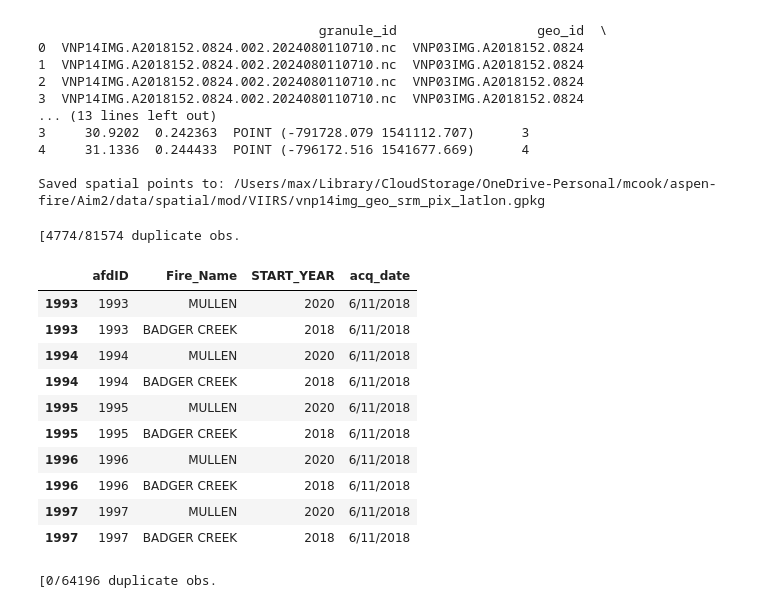
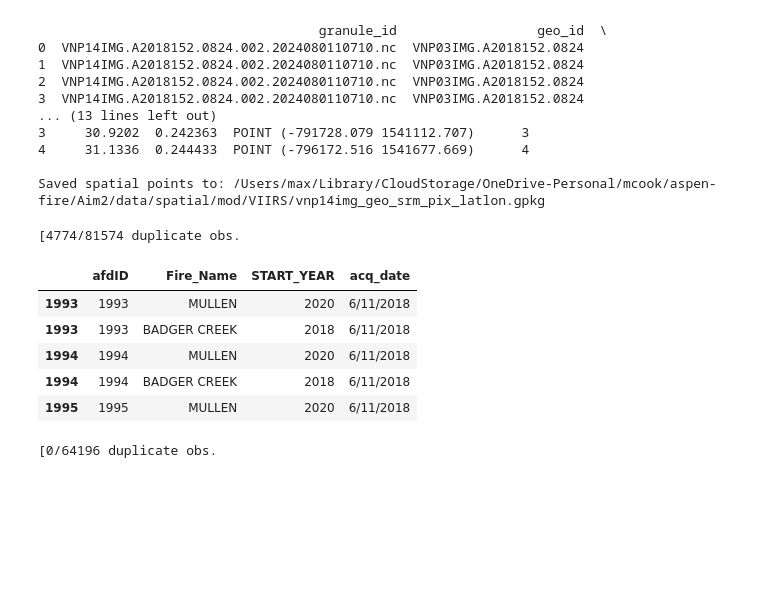
Before and after one commit to natshoff/aspen-fire-fork, a Jupyter notebook: Aim2/code/Python/XXviirs-afd-processing.ipynb, the cells around one changed output. Saved outputs shown, nothing was run; the diff lists cells and outputs as text; code cells hidden in the pictures; blank space fills up the shorter version.

```diff
--- a/Aim2/code/Python/XXviirs-afd-processing.ipynb
+++ b/Aim2/code/Python/XXviirs-afd-processing.ipynb
@@ -118,25 +123,20 @@ Saved spatial points to: /Users/max/Library/CloudStorage/OneDrive-Personal/mcook
 # %%
 # join to the fire perimeters
 fires_ = fires[['Fire_ID','Fire_Name','START_YEAR','DISCOVERY_DATE','WF_CESSATION_DATE','geometry']]
 afds_ll_ = gpd.sjoin(afds_ll, fires_, how='inner', predicate='within')
 afds_ll_.drop(columns=['index_right'], inplace=True)
 
 # check for duplicates
 dups = afds_ll_[afds_ll_.duplicated(subset='afdID', keep=False)]
 print(f"[{len(dups)}/{len(afds_ll)} duplicate obs.")
 
-dups[['afdID','Fire_Name','START_YEAR','acq_date']].head(10)
+dups[['afdID','Fire_Name','START_YEAR','acq_date']].head()
 # %% [output]
 [4774/81574 duplicate obs.
 |  | afdID | Fire_Name | START_YEAR | acq_date |
 | 1993 | 1993 | MULLEN | 2020 | 6/11/2018 |
 | 1993 | 1993 | BADGER CREEK | 2018 | 6/11/2018 |
 | 1994 | 1994 | MULLEN | 2020 | 6/11/2018 |
 | 1994 | 1994 | BADGER CREEK | 2018 | 6/11/2018 |
 | 1995 | 1995 | MULLEN | 2020 | 6/11/2018 |
-| 1995 | 1995 | BADGER CREEK | 2018 | 6/11/2018 |
-| 1996 | 1996 | MULLEN | 2020 | 6/11/2018 |
-| 1996 | 1996 | BADGER CREEK | 2018 | 6/11/2018 |
-| 1997 | 1997 | MULLEN | 2020 | 6/11/2018 |
-| 1997 | 1997 | BADGER CREEK | 2018 | 6/11/2018 |
 # %%
```
Also changed, not shown: parts of 29 cells of this notebook, 2 other files.
